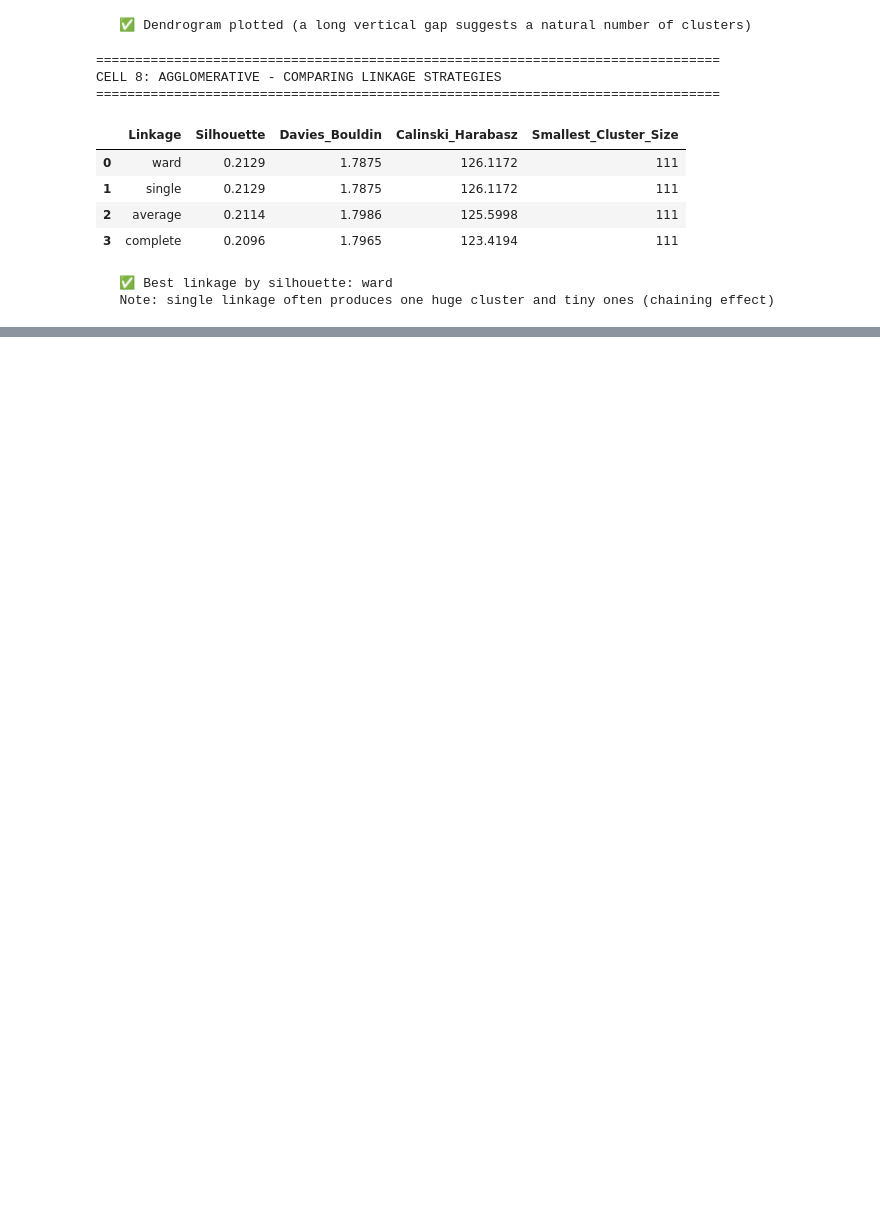
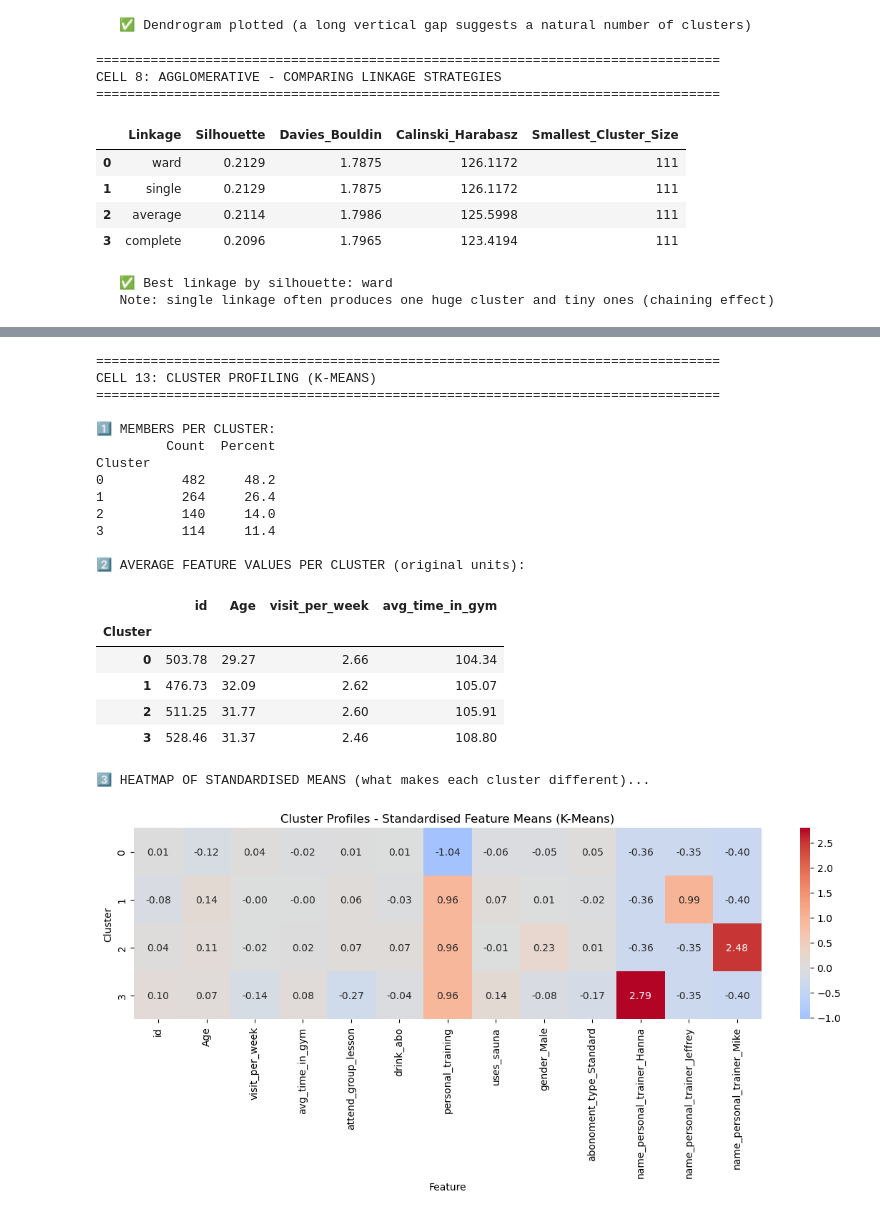
Before and after one commit to Dhaurshand/FitSense, a Jupyter notebook: Notebooks/Clustering/Clustering.ipynb, the cells around one changed output, grey strips where cells are left out. Drawn from its saved outputs; the diff is of its cells as text; code cells hidden in the pictures; blank space fills up the shorter version.

```diff
--- a/Notebooks/Clustering/Clustering.ipynb
+++ b/Notebooks/Clustering/Clustering.ipynb
@@ -389,0 +548,49 @@ CELL 8: AGGLOMERATIVE - COMPARING LINKAGE STRATEGIES
+# %%
+print("\n" + "=" * 80)
+print("CELL 13: CLUSTER PROFILING (K-MEANS)")
+print("=" * 80)
+
+profile_df = X_features.copy()
+profile_df['Cluster'] = labels_km
+
+print(f"\n1️⃣ MEMBERS PER CLUSTER:")
+sizes = profile_df['Cluster'].value_counts().sort_index()
+print(pd.DataFrame({'Count': sizes, 'Percent': (sizes / len(profile_df) * 100).round(1)}).to_string())
+
+print(f"\n2️⃣ AVERAGE FEATURE VALUES PER CLUSTER (original units):")
+cluster_means = profile_df.groupby('Cluster')[num_features].mean().round(2)
+display(cluster_means)
+
+print(f"\n3️⃣ HEATMAP OF STANDARDISED MEANS (what makes each cluster different)...")
+z_means = X_scaled.copy()
+z_means['Cluster'] = labels_km
+z_means = z_means.groupby('Cluster').mean()
+plt.figure(figsize=(max(8, len(z_means.columns) * 0.9), 4 + K_CHOSEN * 0.4))
+sns.heatmap(z_means, annot=True, fmt='.2f', cmap='coolwarm', center=0)
+plt.title('Cluster Profiles - Standardised Feature Means (K-Means)')
+plt.xlabel('Feature'); plt.ylabel('Cluster')
+plt.tight_layout(); plt.show()
+
+cluster_means.to_csv('../../results/clustering/kmeans_cluster_profiles.csv')
+# %% [output]
+================================================================================
+CELL 13: CLUSTER PROFILING (K-MEANS)
+================================================================================
+
+1️⃣ MEMBERS PER CLUSTER:
+         Count  Percent
+Cluster
+0          482     48.2
+1          264     26.4
+2          140     14.0
+3          114     11.4
+
+2️⃣ AVERAGE FEATURE VALUES PER CLUSTER (original units):
+|  | id | Age | visit_per_week | avg_time_in_gym |
+| Cluster |  |  |  |  |
+| 0 | 503.78 | 29.27 | 2.66 | 104.34 |
+| 1 | 476.73 | 32.09 | 2.62 | 105.07 |
+| 2 | 511.25 | 31.77 | 2.60 | 105.91 |
+| 3 | 528.46 | 31.37 | 2.46 | 108.80 |
+3️⃣ HEATMAP OF STANDARDISED MEANS (what makes each cluster different)...
+[figure, added]
```
Also changed, not shown: parts of 8 cells of this notebook, 5 other files.
